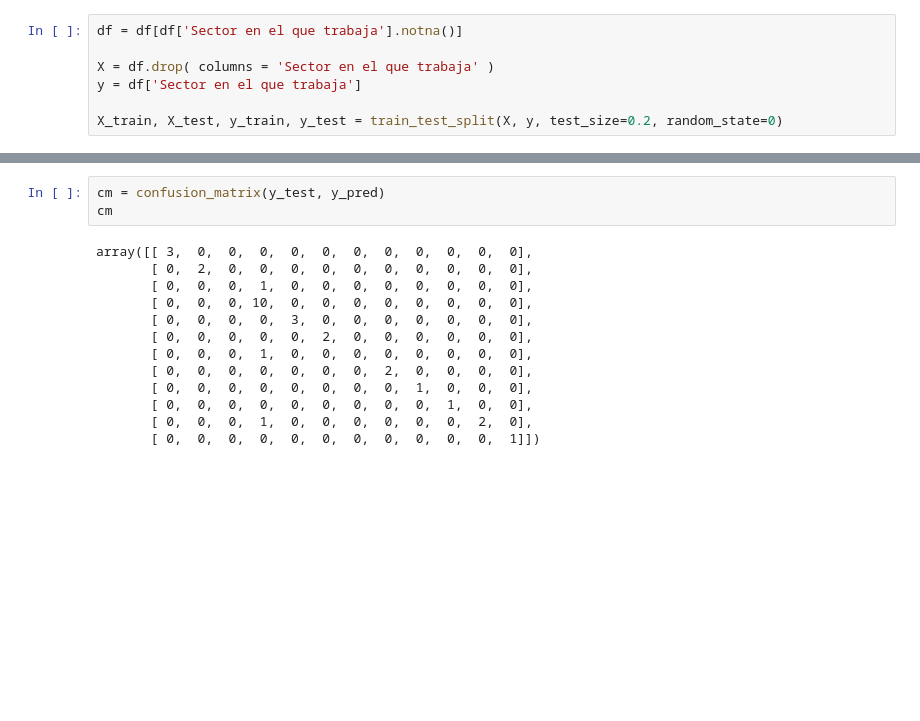
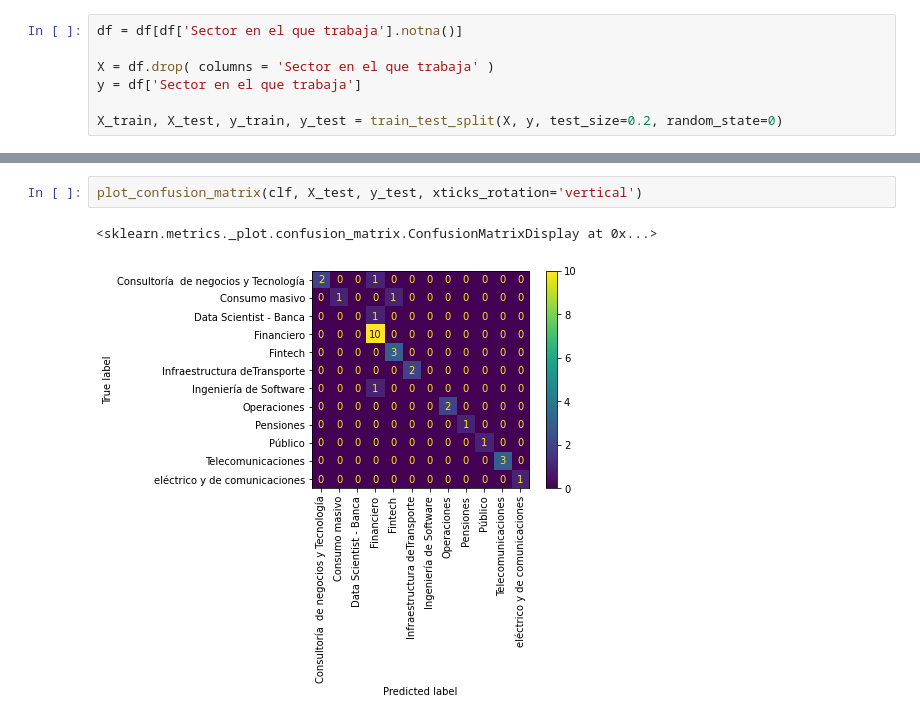
Before and after one commit to zerodarkzone/AdvancedMethodsDataAnalysisClassGrupo4202119, a Jupyter notebook: Exercises/E13-ClassHomeworksAnalysis.ipynb, the cells around one changed output, grey strips where cells are left out. Drawn from its saved outputs; the diff is of its cells as text; blank space fills up the shorter version.

```diff
--- a/Exercises/E13-ClassHomeworksAnalysis.ipynb
+++ b/Exercises/E13-ClassHomeworksAnalysis.ipynb
@@ -295,16 +301,5 @@ LightGBM Model accuracy score: 0.9000
-# %%
-cm = confusion_matrix(y_test, y_pred)
-cm
-# %% [output]
-array([[ 3,  0,  0,  0,  0,  0,  0,  0,  0,  0,  0,  0],
-       [ 0,  2,  0,  0,  0,  0,  0,  0,  0,  0,  0,  0],
-       [ 0,  0,  0,  1,  0,  0,  0,  0,  0,  0,  0,  0],
-       [ 0,  0,  0, 10,  0,  0,  0,  0,  0,  0,  0,  0],
-       [ 0,  0,  0,  0,  3,  0,  0,  0,  0,  0,  0,  0],
-       [ 0,  0,  0,  0,  0,  2,  0,  0,  0,  0,  0,  0],
-       [ 0,  0,  0,  1,  0,  0,  0,  0,  0,  0,  0,  0],
-       [ 0,  0,  0,  0,  0,  0,  0,  2,  0,  0,  0,  0],
-       [ 0,  0,  0,  0,  0,  0,  0,  0,  1,  0,  0,  0],
-       [ 0,  0,  0,  0,  0,  0,  0,  0,  0,  1,  0,  0],
-       [ 0,  0,  0,  1,  0,  0,  0,  0,  0,  0,  2,  0],
-       [ 0,  0,  0,  0,  0,  0,  0,  0,  0,  0,  0,  1]])
+# %%
+plot_confusion_matrix(clf, X_test, y_test, xticks_rotation='vertical')
+# %% [output]
+<sklearn.metrics._plot.confusion_matrix.ConfusionMatrixDisplay at 0x...>
+[figure, added]
```
Also changed, not shown: parts of 10 cells of this notebook.
